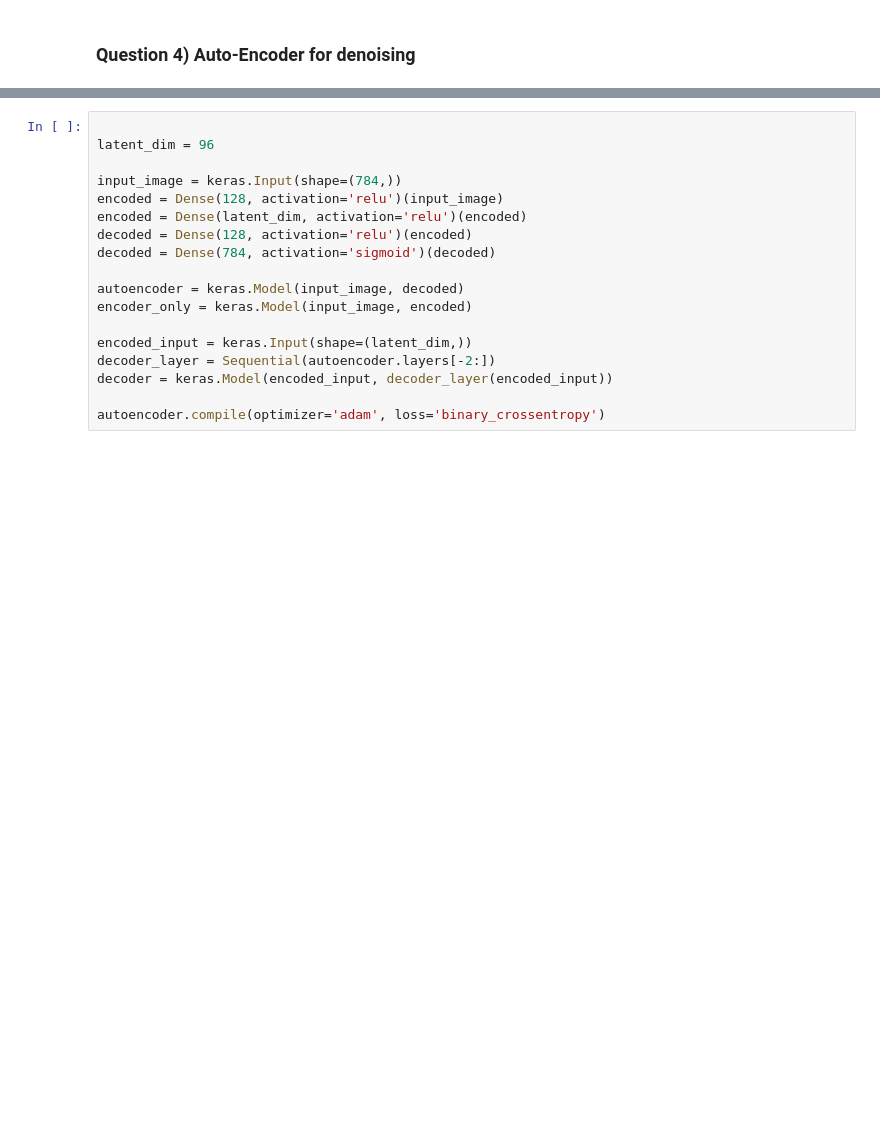
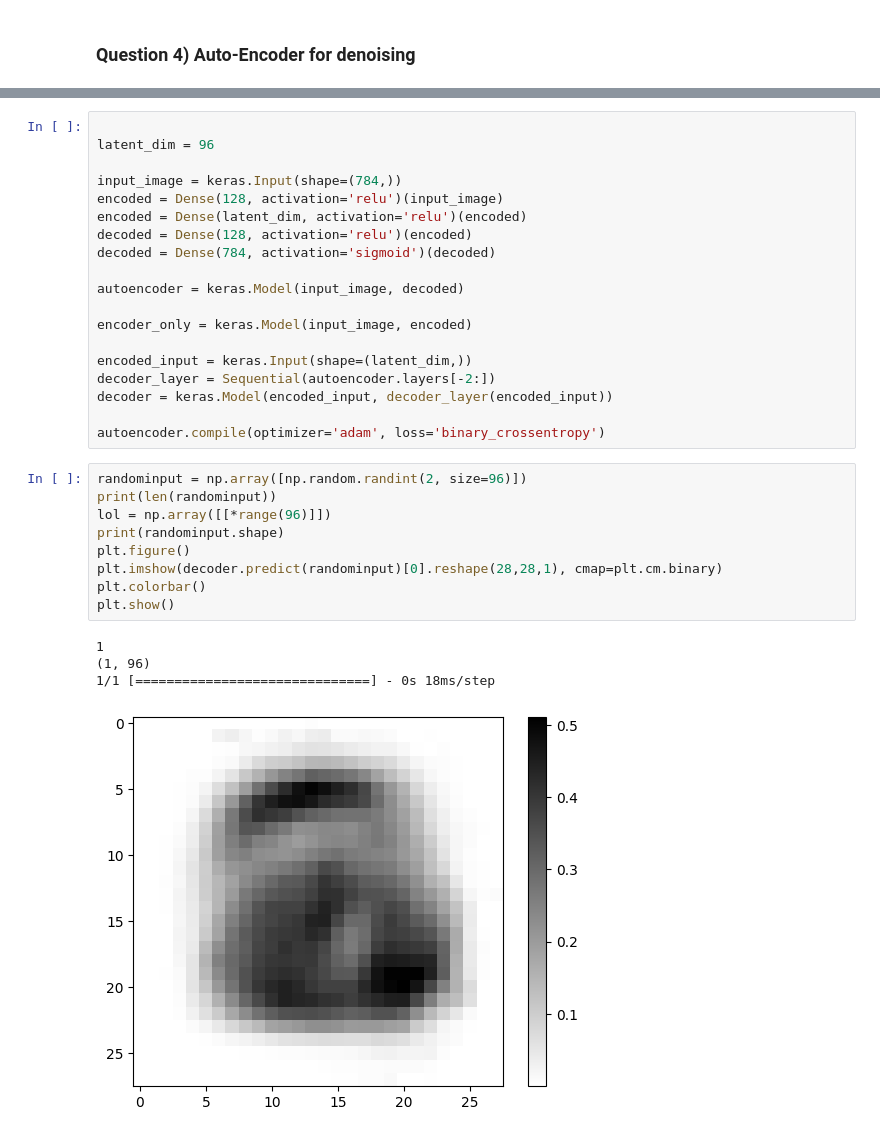
Before and after one commit to Noxemia/DAT405-Intro-DS-AI, a Jupyter notebook: assignment7/Assignment 7.ipynb, the cells around one changed output, grey strips where cells are left out. Saved outputs shown, nothing was run; the diff lists cells and outputs as text; blank space fills up the shorter version.

```diff
--- a/assignment7/Assignment 7.ipynb
+++ b/assignment7/Assignment 7.ipynb
@@ -232,6 +223,7 @@ decoded = Dense(128, activation='relu')(encoded)
 decoded = Dense(784, activation='sigmoid')(decoded)
 
 autoencoder = keras.Model(input_image, decoded)
+
 encoder_only = keras.Model(input_image, encoded)
 
 encoded_input = keras.Input(shape=(latent_dim,))
@@ -239,4 +231,18 @@ decoder_layer = Sequential(autoencoder.layers[-2:])
 decoder = keras.Model(encoded_input, decoder_layer(encoded_input))
 
 autoencoder.compile(optimizer='adam', loss='binary_crossentropy')
+# %%
+randominput = np.array([np.random.randint(2, size=96)])
+print(len(randominput))
+lol = np.array([[*range(96)]])
+print(randominput.shape)
+plt.figure()
+plt.imshow(decoder.predict(randominput)[0].reshape(28,28,1), cmap=plt.cm.binary)
+plt.colorbar()
+plt.show()
+# %% [output]
+1
+(1, 96)
+1/1 [==============================] - 0s 18ms/step
+[figure, added]
 # %%
```
Also changed, not shown: parts of 10 cells of this notebook, 11 other files.
